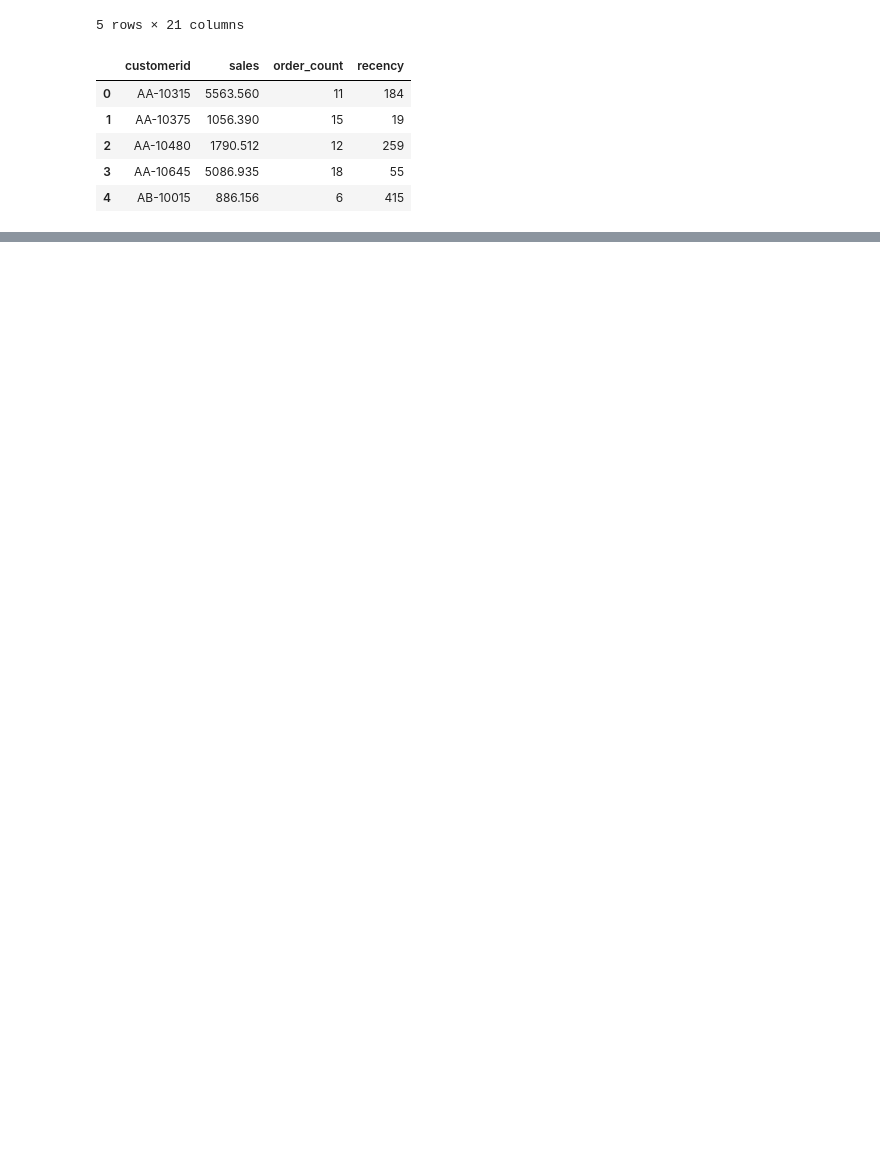
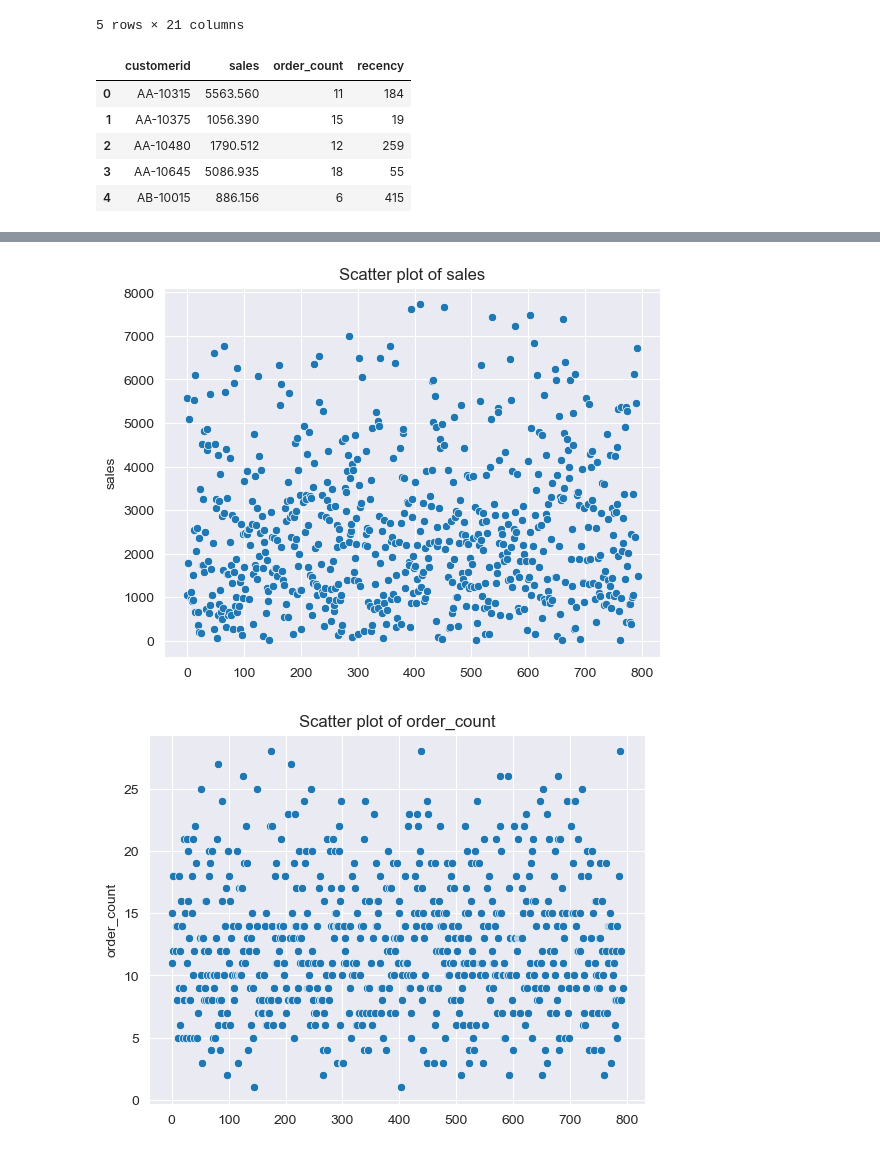
Before and after one commit to RHout19/Project-1, a Jupyter notebook: Model 2/Project 5/Sprint_3_ML.ipynb, the cells around one changed output, grey strips where cells are left out. Saved outputs shown, nothing was run; the diff lists cells and outputs as text; code cells hidden in the pictures; blank space fills up the shorter version.

```diff
--- a/Model 2/Project 5/Sprint_3_ML.ipynb
+++ b/Model 2/Project 5/Sprint_3_ML.ipynb
@@ -49,0 +81,15 @@ df_combined.head()
+# %%
+q1 =df_combined.quantile(0.25)
+q3 =df_combined.quantile(0.75)
+iqr = q3 - q1
+df_combined =df_combined[~((df_combined < (q1 - 1.5 * iqr)) |(df_combined > (q3 + 1.5 * iqr))).any(axis=1)]
+# %%
+for column in df_combined.columns:
+    if column != 'customerid':
+        sns.scatterplot(data=df_combined[column])
+        plt.ylabel(column)
+        plt.title(f'Scatter plot of {column}')
+        plt.show()
+# %% [output]
+[figure, added]
+[figure, added]
```
Also changed, not shown: parts of 11 cells of this notebook.
